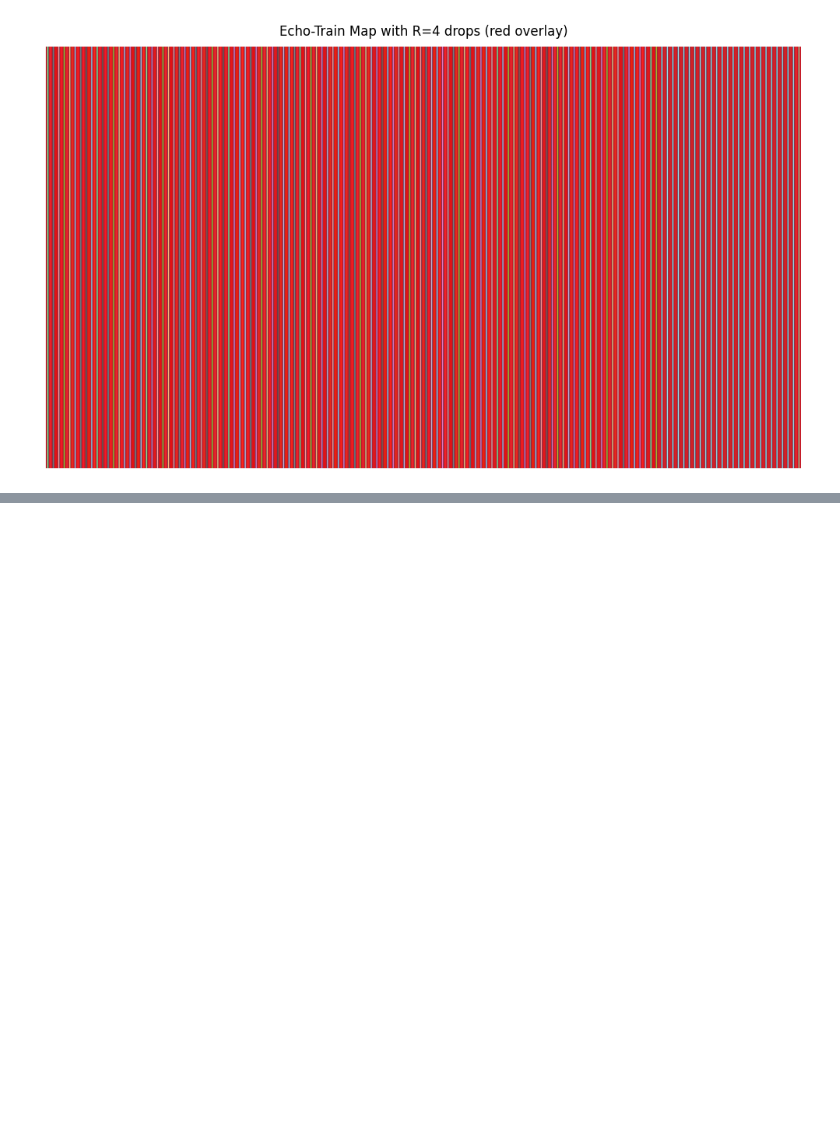
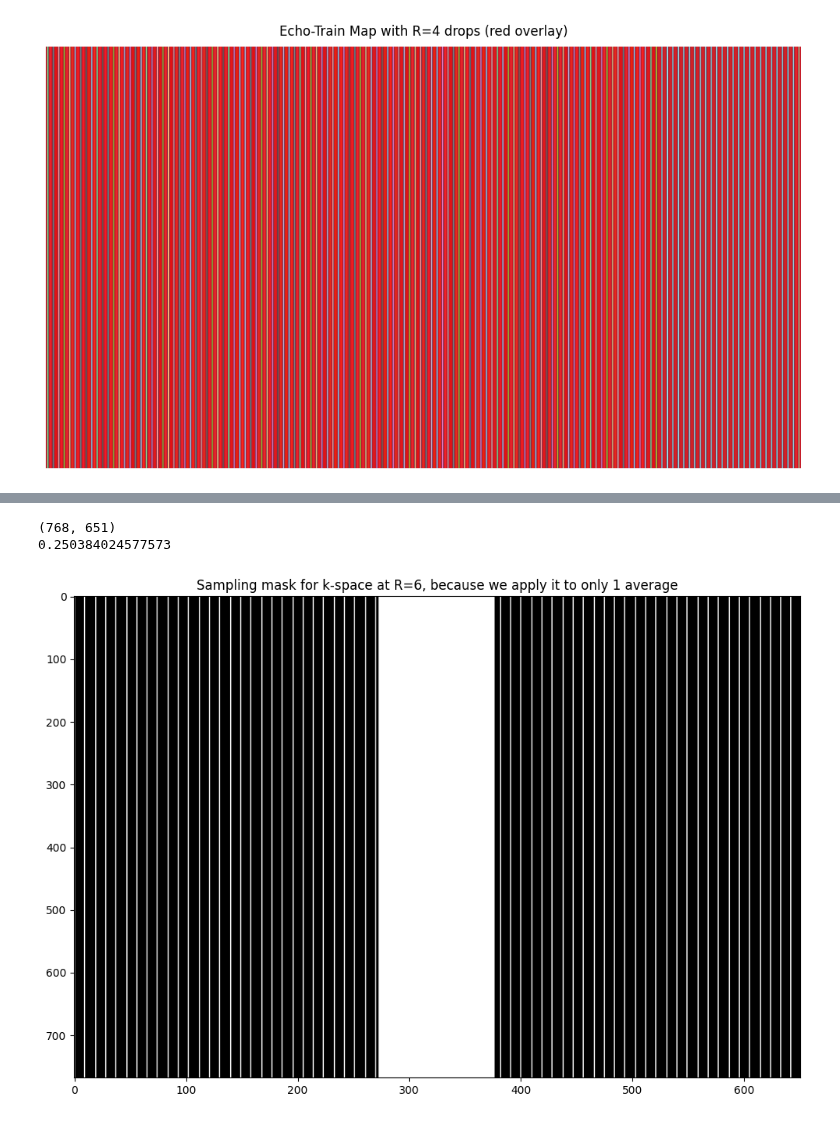
Before and after one commit to Quintin1995/Uncertainty-Quantification-Prostate-MRI, a Jupyter notebook: scripts/13_view_echo_train_idxs.ipynb, the cells around one changed output, grey strips where cells are left out. Saved outputs shown, nothing was run; the diff lists cells and outputs as text; code cells hidden in the pictures; blank space fills up the shorter version.

```diff
--- a/scripts/13_view_echo_train_idxs.ipynb
+++ b/scripts/13_view_echo_train_idxs.ipynb
@@ -98,0 +165,66 @@ New echo-train → kept columns mapping after R=4 subsampling:
+# %%
+# This function became methodologically obsolete.
+def create_mask(shape: Tuple[int, ...], accelerations: List[int], center_fractions: List[float]) -> np.ndarray:
+    """
+    Build a 2D sampling mask for k‑space.
+
+    Parameters
+    ----------
+    shape : tuple of int
+        K‑space shape, e.g. (30,20,768,651) or simply (rows, cols).
+    accelerations : list of int
+        e.g. [2] → overall acceleration factor ≈ 1+2=3×
+    center_fractions : list of float
+        e.g. [0.16] → 16% of center columns fully sampled.
+
+    Returns
+    -------
+    mask : ndarray of bool, shape (rows, cols)
+    """
+    # get rows & cols
+    if len(shape) > 2:
+        rows, cols = shape[-2], shape[-1]
+    else:
+        rows, cols = shape
+
+    accel = accelerations[0]
+    cf    = center_fractions[0]
+
+    # number of central (low‑freq) columns to keep
+    num_low = int(round(cols * cf))
+    cstart  = (cols - num_low) // 2
+
+    # start with an empty mask
+    mask = np.zeros((rows, cols), dtype=bool)
+
+    # fill the center region
+    mask[:, cstart:cstart + num_low] = True
+
+    # compute equispaced sampling for the rest:
+    # adjusted_accel = (accel * (num_low - cols)) / (num_low * accel - cols)
+    adj = (accel * (num_low - cols)) / (num_low * accel - cols)
+
+    # deterministically start at offset zero
+    samp = np.arange(0, cols, adj)
+    samp = np.round(samp).astype(int)
+    samp = samp[(samp < cols) & (samp < cstart) | (samp >= cstart + num_low)]  # exclude already‑sampled center
+
+    # mark those positions
+    mask[:, samp] = True
+
+    return mask
+
+
+ksp_shape = (30, 20, 768, 651)
+mask = create_mask(ksp_shape, accelerations=[4], center_fractions=[0.16])
+print(mask.shape)   # (768, 651)
+print(mask.mean())  # ~1/3 of entries True (i.e. ≈3× accel)
+
+fig = plt.figure(figsize=(12, 8))
+plt.imshow(mask, cmap='gray', aspect='auto')
+plt.title("Sampling mask for k-space at R=6, because we apply it to only 1 average")
+plt.show()
+# %% [output]
+(768, 651)
+0.250384024577573
+[figure, added]
```
Also changed, not shown: parts of 4 cells of this notebook, 2 other files.
